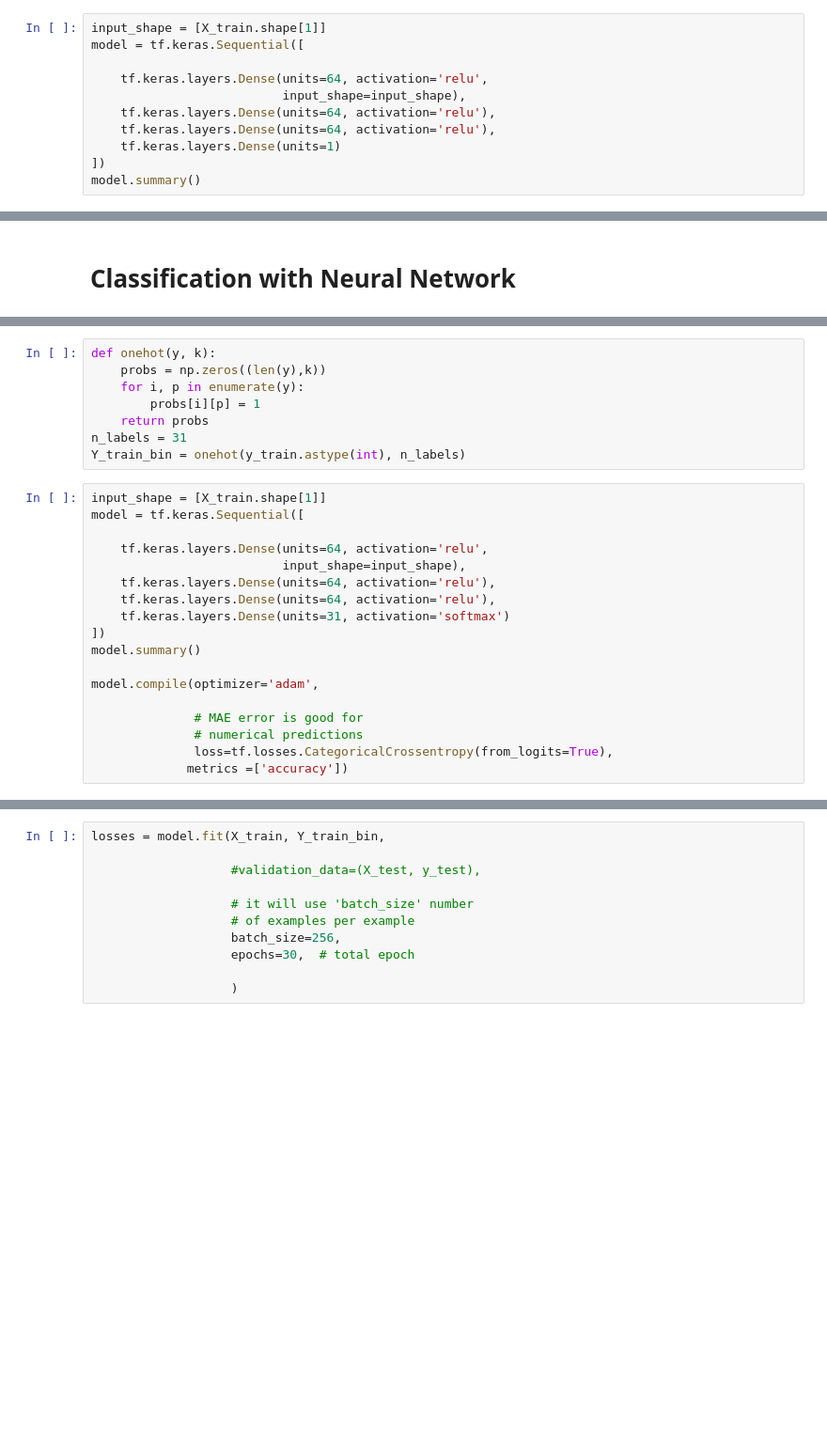
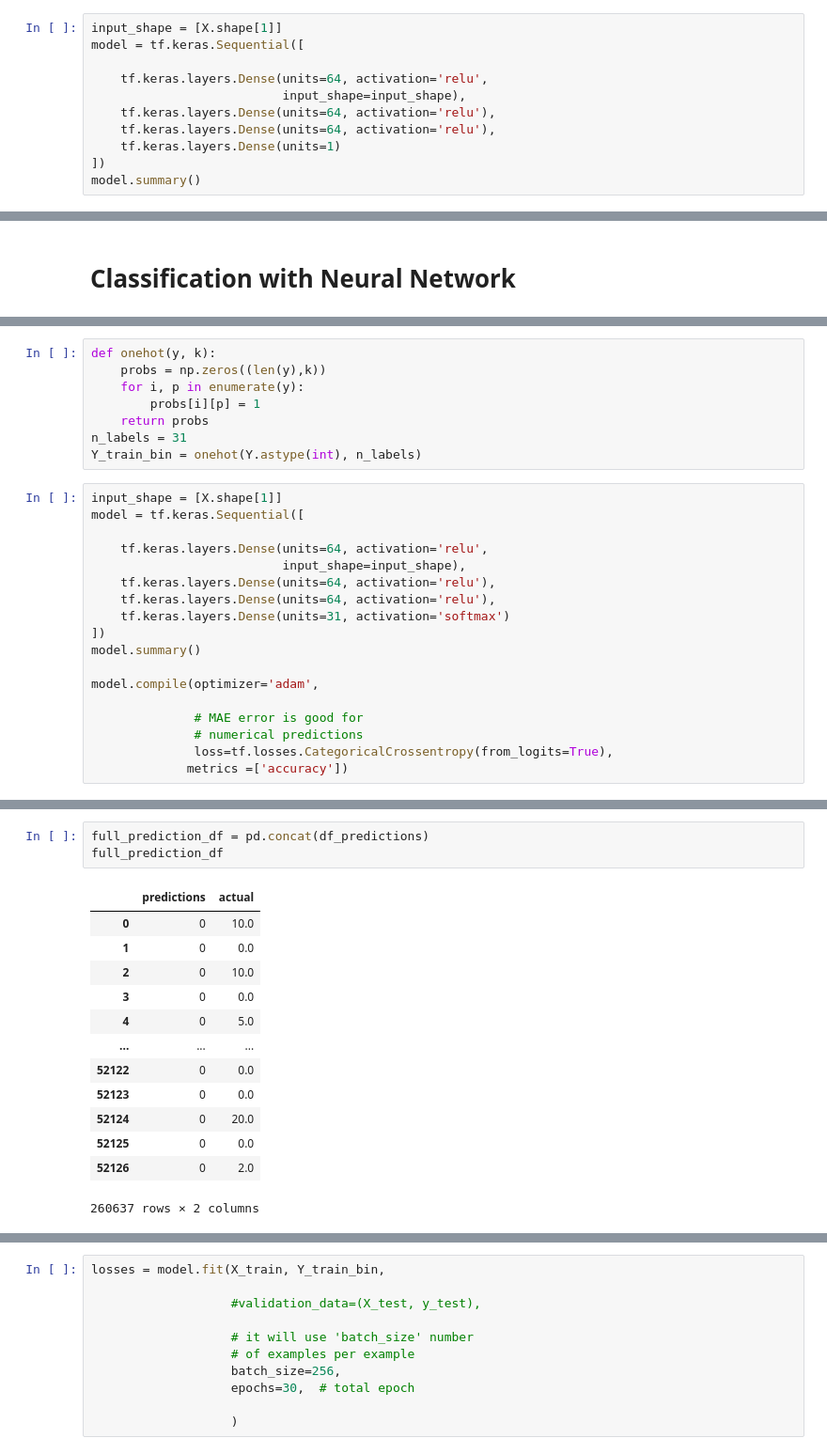
Before and after one commit to beauleblond/baddays, a Jupyter notebook: comparing_models.ipynb, the cells around one changed output, grey strips where cells are left out. Shown: that part at 94% size. Saved outputs shown, nothing was run; the diff lists cells and outputs as text; blank space fills up the shorter version.

```diff
--- a/comparing_models.ipynb
+++ b/comparing_models.ipynb
@@ -232,7 +397,7 @@ from tensorflow import keras
 # %% [markdown]
 ### Simple Neural Network
 # %%
-input_shape = [X_train.shape[1]]
+input_shape = [X.shape[1]]
 model = tf.keras.Sequential([
 
     tf.keras.layers.Dense(units=64, activation='relu',
@@ -543,9 +822,9 @@ def onehot(y, k):
         probs[i][p] = 1
     return probs
 n_labels = 31
-Y_train_bin = onehot(y_train.astype(int), n_labels)
+Y_train_bin = onehot(Y.astype(int), n_labels)
 # %%
-input_shape = [X_train.shape[1]]
+input_shape = [X.shape[1]]
 model = tf.keras.Sequential([
 
     tf.keras.layers.Dense(units=64, activation='relu',
@@ -582,0 +933,17 @@ _________________________________________________________________
+# %%
+full_prediction_df = pd.concat(df_predictions)
+full_prediction_df
+# %% [output]
+|  | predictions | actual |
+| 0 | 0 | 10.0 |
+| 1 | 0 | 0.0 |
+| 2 | 0 | 10.0 |
+| 3 | 0 | 0.0 |
+| 4 | 0 | 5.0 |
+| ... | ... | ... |
+| 52122 | 0 | 0.0 |
+| 52123 | 0 | 0.0 |
+| 52124 | 0 | 20.0 |
+| 52125 | 0 | 0.0 |
+| 52126 | 0 | 2.0 |
+260637 rows × 2 columns
```
Also changed, not shown: parts of 31 cells of this notebook, 1 other file.
